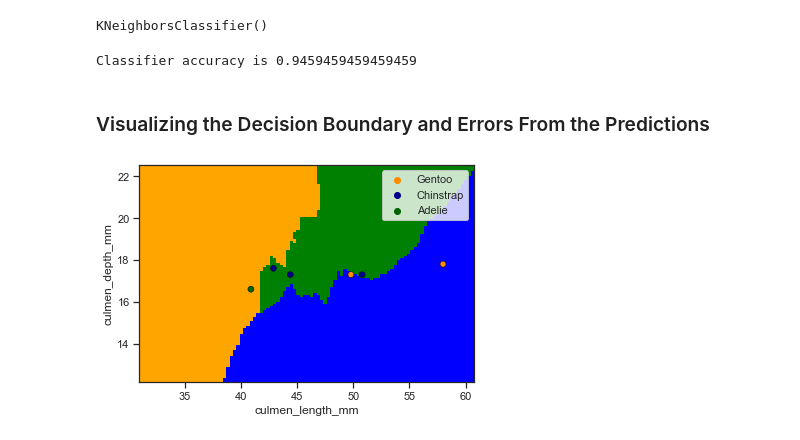
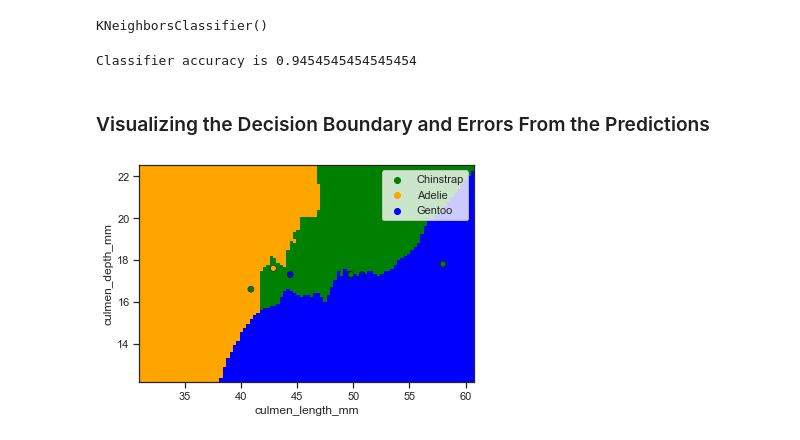
Before and after one commit to AhosChaos/PenguinVisualization, a Jupyter notebook: PenguinVisualization.ipynb, the cells around one changed output. Drawn from its saved outputs; the diff is of its cells as text; code cells hidden in the pictures.

```diff
--- a/PenguinVisualization.ipynb
+++ b/PenguinVisualization.ipynb
@@ -30,6 +30,7 @@ data
 344 rows × 7 columns
 # %%
 data = data.dropna()
+data = data[data["sex"] != "."] # There is 1 penguin that is not classified, drop it
 # lists for coloring categorically
 _species = list(set(data.species))
 _island = list(set(data.island))
@@ -182,22 +187,22 @@ KNeighborsClassifier()
 acc = neigh.score(X_test, y_test)
 print("Classifier accuracy is", acc)
 # %% [output]
-Classifier accuracy is 0.9459459459459459
+Classifier accuracy is 0.9454545454545454
 # %% [markdown]
 ### Visualizing the Decision Boundary and Errors From the Predictions
 # %%
 cmap_light = ListedColormap(["orange", "green", "blue"])
-cmap_bold = ["darkorange", "darkblue", "darkgreen"]
+cmap_bold = ["green", "orange", "blue"] # There is some weirdness about the ordering of coloring
 
 y_hat = neigh.predict(X_test)
 result = np.concatenate((X_test,y_test.reshape(-1,1),y_hat.reshape(-1,1)), axis=1)
 errors = result[result[:,2] != result[:,3]]
 _, ax = plt.subplots()
 DecisionBoundaryDisplay.from_estimator(neigh,X_train,cmap=cmap_light,ax=ax, response_method="predict",plot_method="pcolormesh",xlabel="culmen_length_mm",ylabel="culmen_depth_mm", shading="auto",)
 
-sns.scatterplot(x= errors[:,0],y=errors[:,1],hue=errors[:,3],palette=cmap_bold,alpha=1.0,
+sns.scatterplot(x= errors[:,0],y=errors[:,1],hue=errors[:,2],palette=cmap_bold,alpha=1.0,
         edgecolor="black",)
 
 plt.show()
 # %% [output]
-[figure, old version]
+[figure, new version]
```
Also changed, not shown: parts of 17 cells of this notebook.
